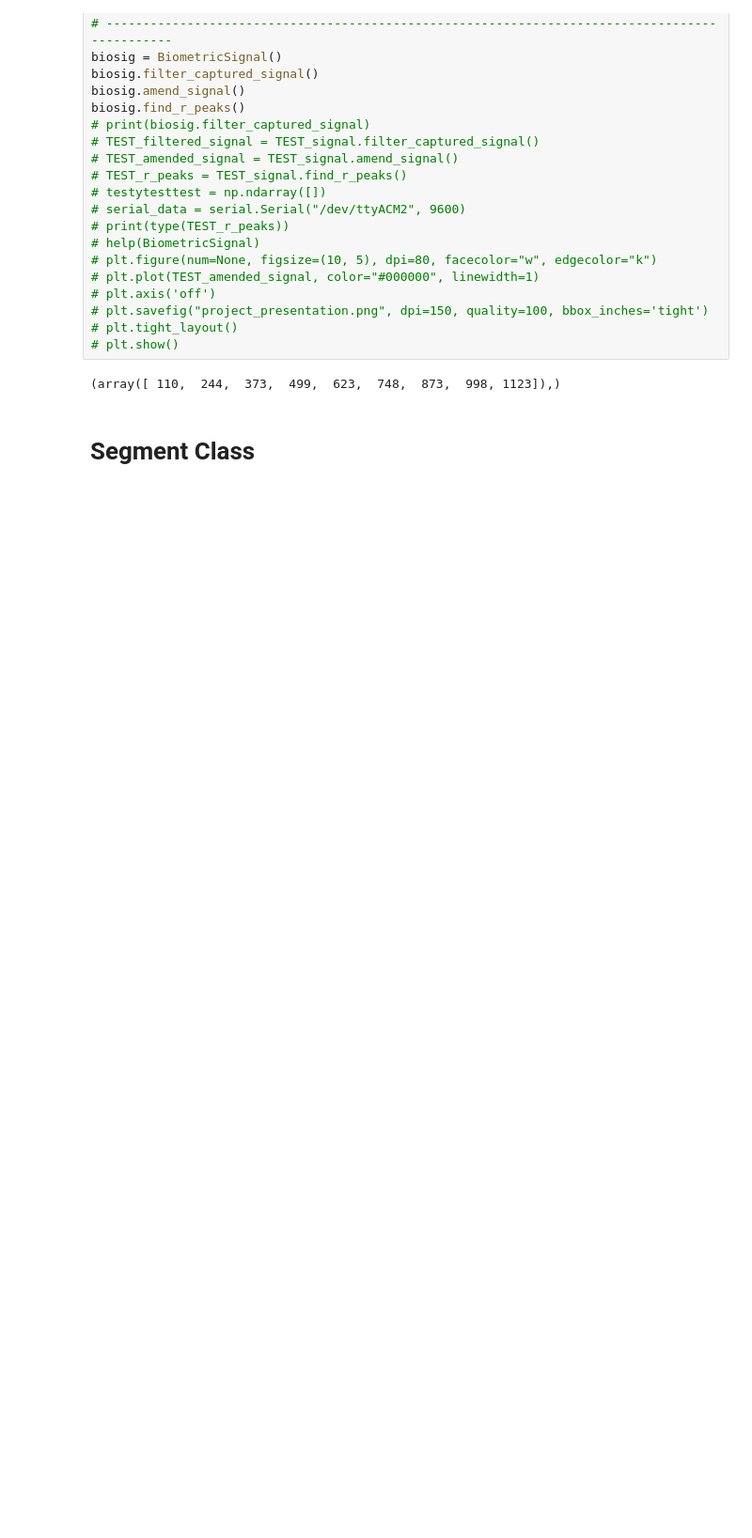
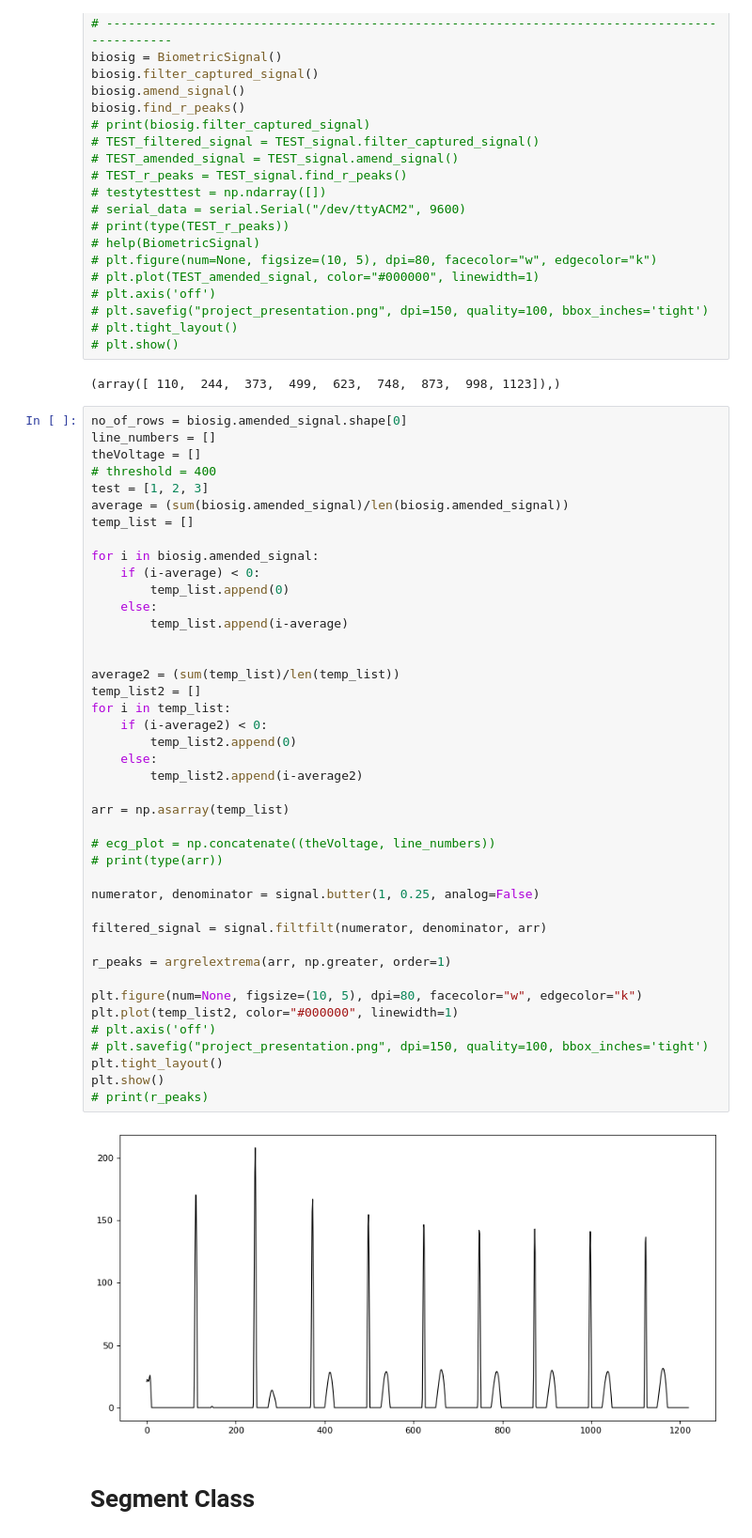
Before and after one commit to Gr-Anderson/FYP, a Jupyter notebook: FYP_code.ipynb, the cells around one changed output. Shown: that part at 94% size. Cells and saved outputs as stored; diff of their text form; blank space fills up the shorter version.

```diff
--- a/FYP_code.ipynb
+++ b/FYP_code.ipynb
@@ -228,6 +228,50 @@ biosig.find_r_peaks()
 # plt.show()
 # %% [output]
 (array([ 110,  244,  373,  499,  623,  748,  873,  998, 1123]),)
+# %%
+no_of_rows = biosig.amended_signal.shape[0]
+line_numbers = []
+theVoltage = []
+# threshold = 400
+test = [1, 2, 3]
+average = (sum(biosig.amended_signal)/len(biosig.amended_signal))
+temp_list = []
+
+for i in biosig.amended_signal:
+    if (i-average) < 0:
+        temp_list.append(0)
+    else:
+        temp_list.append(i-average)
+
+
+average2 = (sum(temp_list)/len(temp_list))
+temp_list2 = []
+for i in temp_list:
+    if (i-average2) < 0:
+        temp_list2.append(0)
+    else:
+        temp_list2.append(i-average2)
+
+arr = np.asarray(temp_list)
+
+# ecg_plot = np.concatenate((theVoltage, line_numbers))
+# print(type(arr))
+
+numerator, denominator = signal.butter(1, 0.25, analog=False)
+
+filtered_signal = signal.filtfilt(numerator, denominator, arr)
+
+r_peaks = argrelextrema(arr, np.greater, order=1)
+
+plt.figure(num=None, figsize=(10, 5), dpi=80, facecolor="w", edgecolor="k")
+plt.plot(temp_list2, color="#000000", linewidth=1)
+# plt.axis('off')
+# plt.savefig("project_presentation.png", dpi=150, quality=100, bbox_inches='tight')
+plt.tight_layout()
+plt.show()
+# print(r_peaks)
+# %% [output]
+[figure, added]
 # %% [markdown]
 # Segment Class
 # %%
```
Also changed, not shown: parts of 2 cells of this notebook.
